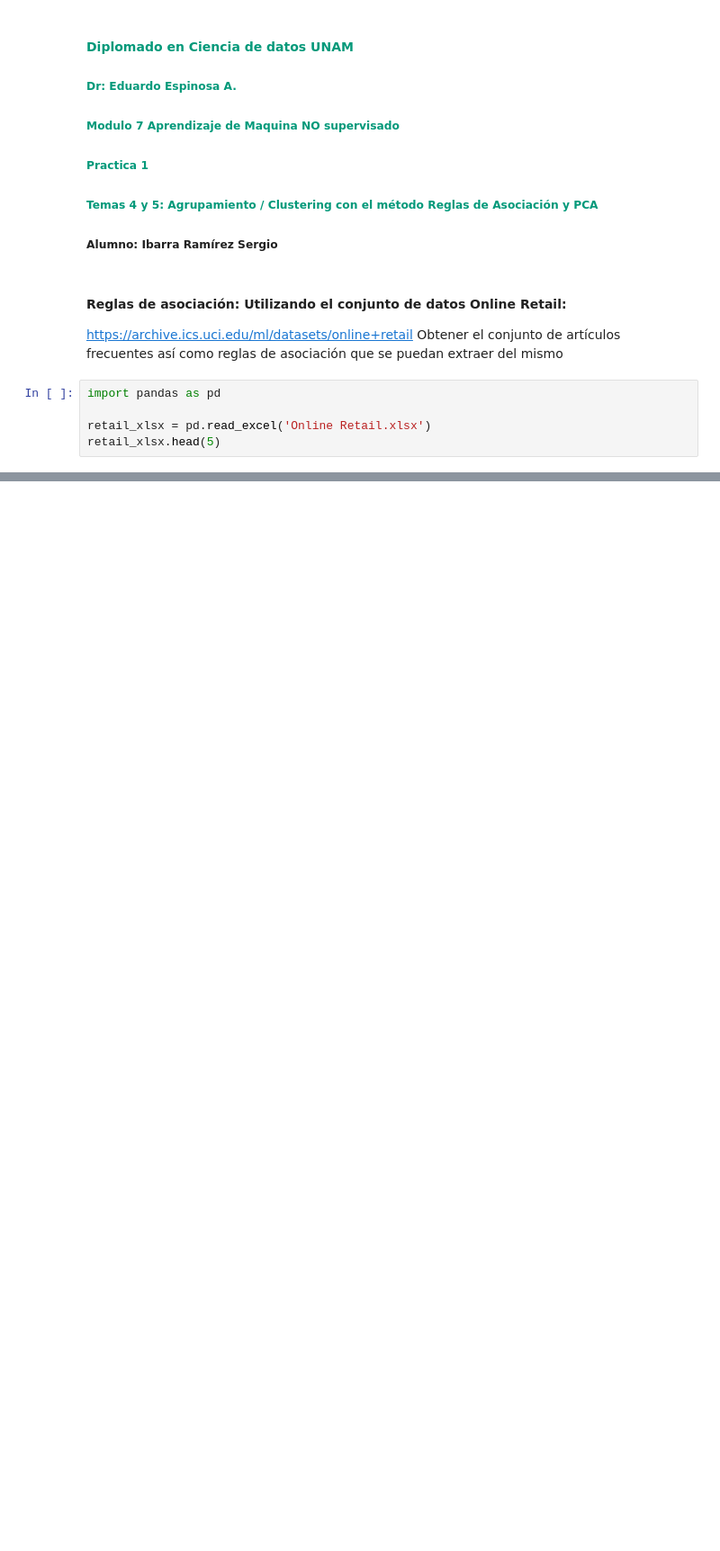
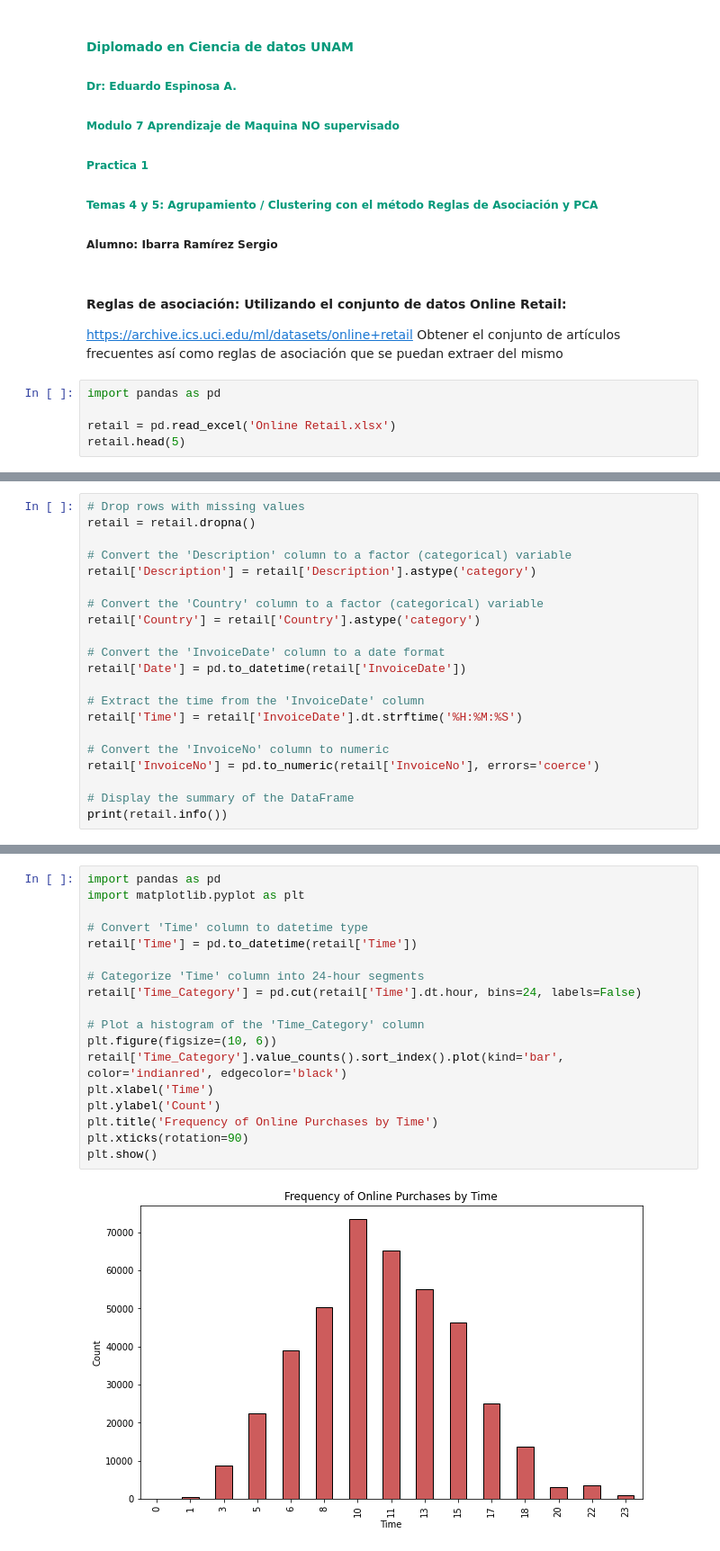
Before and after one commit to Sergio-Ibarra-1795/Diplomado_UNAM_DC_Full_gitHub, a Jupyter notebook: Modulo7_Aprendizaje_NO_supervisado/Modulo7_Practica2.ipynb, the cells around one changed output, grey strips where cells are left out. Shown at 90% size. Drawn from its saved outputs; the diff is of its cells as text; blank space fills up the shorter version.

```diff
--- a/Modulo7_Aprendizaje_NO_supervisado/Modulo7_Practica2.ipynb
+++ b/Modulo7_Aprendizaje_NO_supervisado/Modulo7_Practica2.ipynb
@@ -17,8 +17,8 @@ mismo
 # %%
 import pandas as pd
 
-retail_xlsx = pd.read_excel('Online Retail.xlsx')
-retail_xlsx.head(5)
+retail = pd.read_excel('Online Retail.xlsx')
+retail.head(5)
 # %% [output]
 |  | InvoiceNo | StockCode | Description | Quantity | InvoiceDate | UnitPrice | CustomerID | Country |
 | 0 | 536365 | 85123A | WHITE HANGING HEART T-LIGHT HOLDER | 6 | 2010-12-01 08:26:00 | 2.55 | 17850.0 | United Kingdom |
@@ -28,0 +31,21 @@ retail_xlsx.head(5)
+# %%
+# Drop rows with missing values
+retail = retail.dropna()
+
+# Convert the 'Description' column to a factor (categorical) variable
+retail['Description'] = retail['Description'].astype('category')
+
+# Convert the 'Country' column to a factor (categorical) variable
+retail['Country'] = retail['Country'].astype('category')
+
+# Convert the 'InvoiceDate' column to a date format
+retail['Date'] = pd.to_datetime(retail['InvoiceDate'])
+
+# Extract the time from the 'InvoiceDate' column
+retail['Time'] = retail['InvoiceDate'].dt.strftime('%H:%M:%S')
+
+# Convert the 'InvoiceNo' column to numeric
+retail['InvoiceNo'] = pd.to_numeric(retail['InvoiceNo'], errors='coerce')
+
+# Display the summary of the DataFrame
+print(retail.info())
@@ -28,0 +82,20 @@ retail_xlsx.head(5)
+# %%
+import pandas as pd
+import matplotlib.pyplot as plt
+
+# Convert 'Time' column to datetime type
+retail['Time'] = pd.to_datetime(retail['Time'])
+
+# Categorize 'Time' column into 24-hour segments
+retail['Time_Category'] = pd.cut(retail['Time'].dt.hour, bins=24, labels=False)
+
+# Plot a histogram of the 'Time_Category' column
+plt.figure(figsize=(10, 6))
+retail['Time_Category'].value_counts().sort_index().plot(kind='bar', color='indianred', edgecolor='black')
+plt.xlabel('Time')
+plt.ylabel('Count')
+plt.title('Frequency of Online Purchases by Time')
+plt.xticks(rotation=90)
+plt.show()
+# %% [output]
+[figure, added]
```
Also changed, not shown: parts of 12 cells of this notebook.
